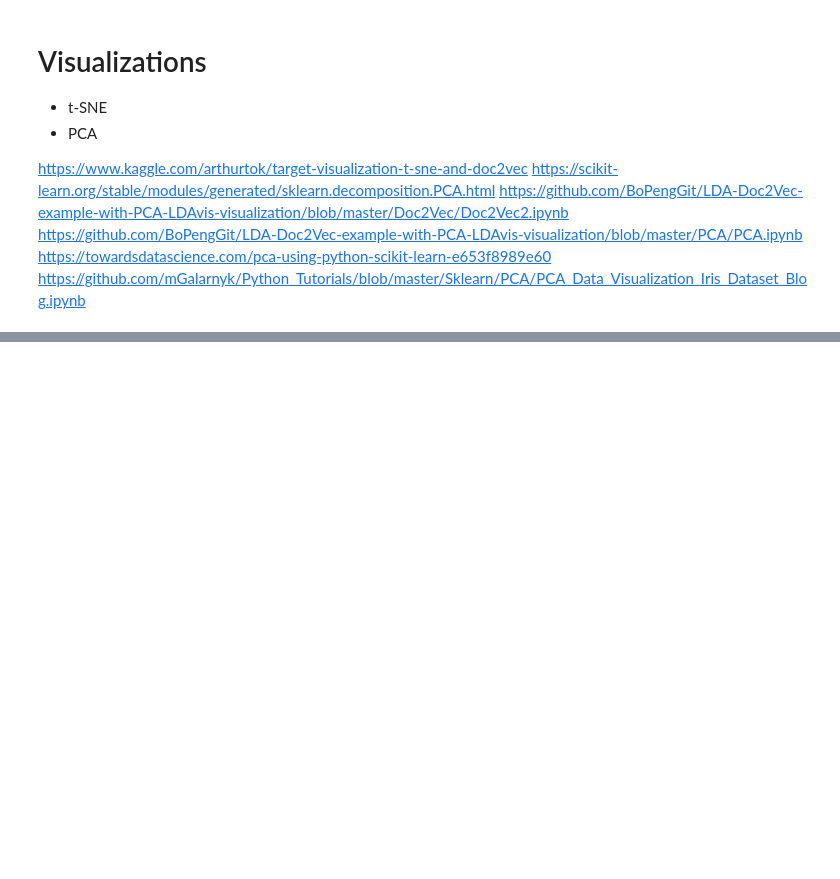
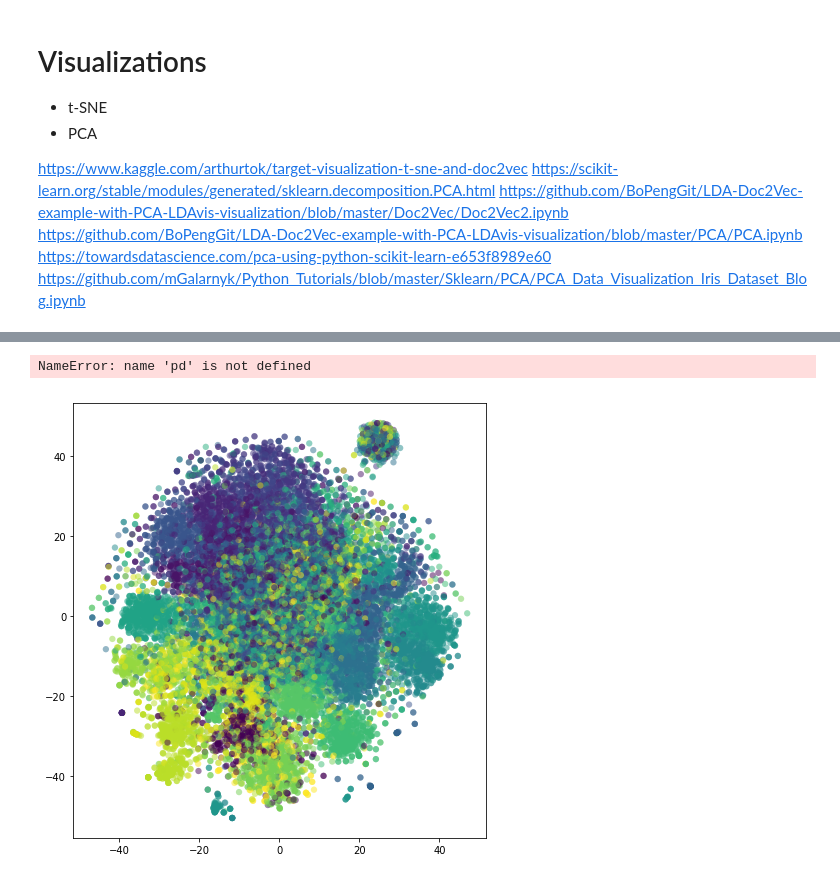
Before and after one commit to leonornbrito/Topic-Modeling, a Jupyter notebook: Doc2vec.ipynb, the cells around one changed output, grey strips where cells are left out. Saved outputs shown, nothing was run; the diff lists cells and outputs as text; code cells hidden in the pictures; blank space fills up the shorter version.

```diff
--- a/Doc2vec.ipynb
+++ b/Doc2vec.ipynb
@@ -316,15 +423,25 @@ pca.transform()
 # %%
-tsne_model = TSNE(n_jobs=4,
-                  early_exaggeration=4,
-                  n_components=2,
-                  verbose=1,
-                  random_state=2018,
-                  n_iter=300)
-tsne_d2v = tsne_model.fit_transform(model.docvecs.vectors_docs)
+#tsne_model = TSNE(n_jobs=4,early_exaggeration=4,n_components=2,verbose=1,random_state=2018,n_iter=300)
+#tsne_d2v = tsne_model.fit_transform(model.docvecs.vectors_docs)
+
+tsne_data = TSNE().fit_transform(X)
 
 # Putting the tsne information into sq
-tsne_d2v_df = pd.DataFrame(data=tsne_d2v, columns=["x", "y"])
+#tsne_d2v_df = pd.DataFrame(data=tsne_d2v, columns=["x", "y"])
 # tsne_tfidf_df.columns = ["x", "y"]
-tsne_d2v_df["qid"] = train_rebal["qid"].values
-tsne_d2v_df["question_text"] = train_rebal["question_text"].values
-tsne_d2v_df["target"] = train_rebal["target"].values
+#tsne_d2v_df["qid"] = train_rebal["qid"].values
+#tsne_d2v_df["question_text"] = train_rebal["question_text"].values
+#tsne_d2v_df["target"] = train_rebal["target"].values
+# %% [output]
+NameError: name 'pd' is not defined
+# %%
+import seaborn as sns
+# We choose a color palette with seaborn.
+palette = np.array(sns.color_palette("hls", 10))
+
+# We create a scatter plot.
+f = plt.figure(figsize=(8, 8))
+ax = plt.subplot(aspect='equal')
+sc = ax.scatter(tsne_data[:,0], tsne_data[:,1], lw=0, s=40,c=corpus.target,alpha=0.5)
+# %% [output]
+[figure, added]
```
Also changed, not shown: parts of 41 cells of this notebook.
